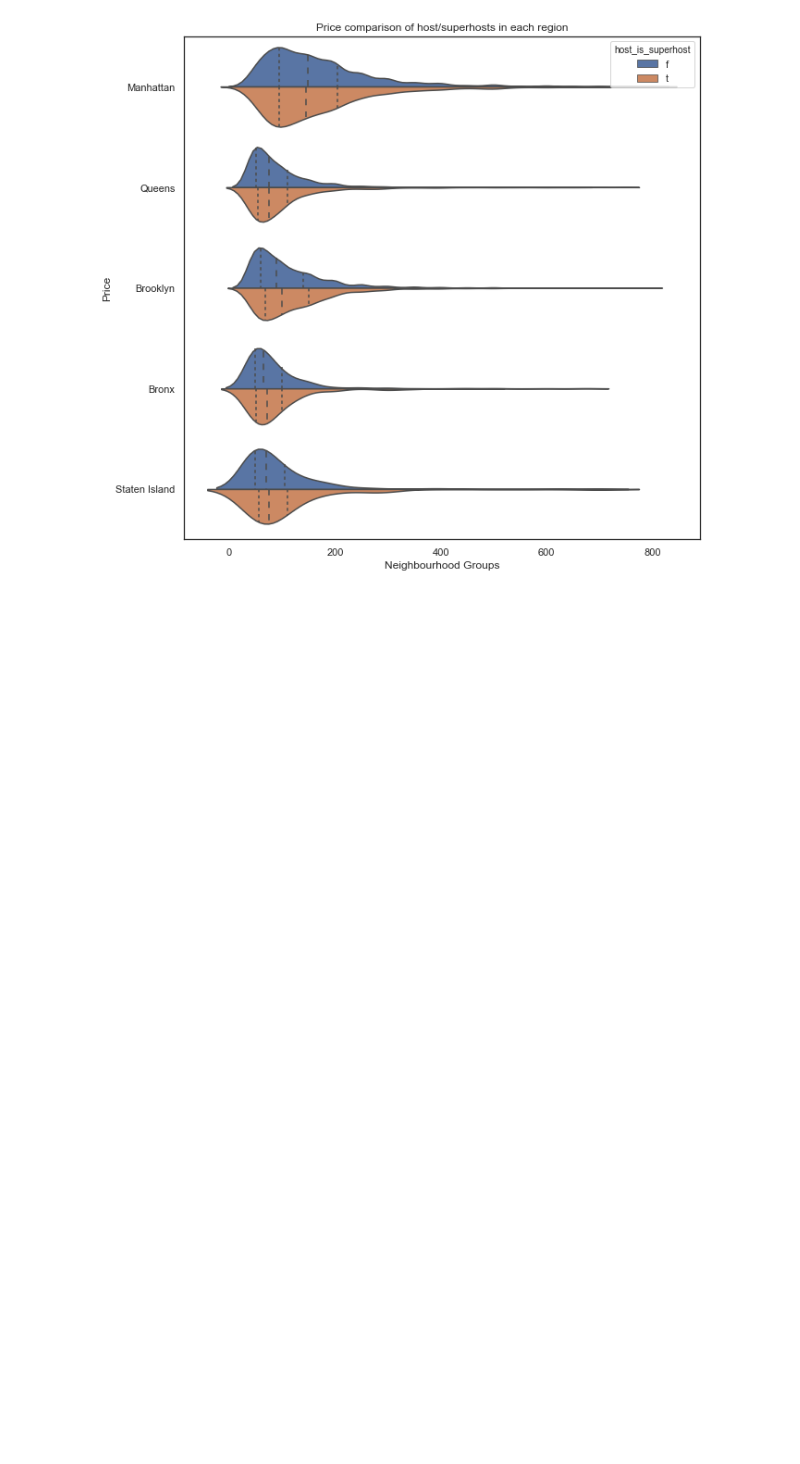
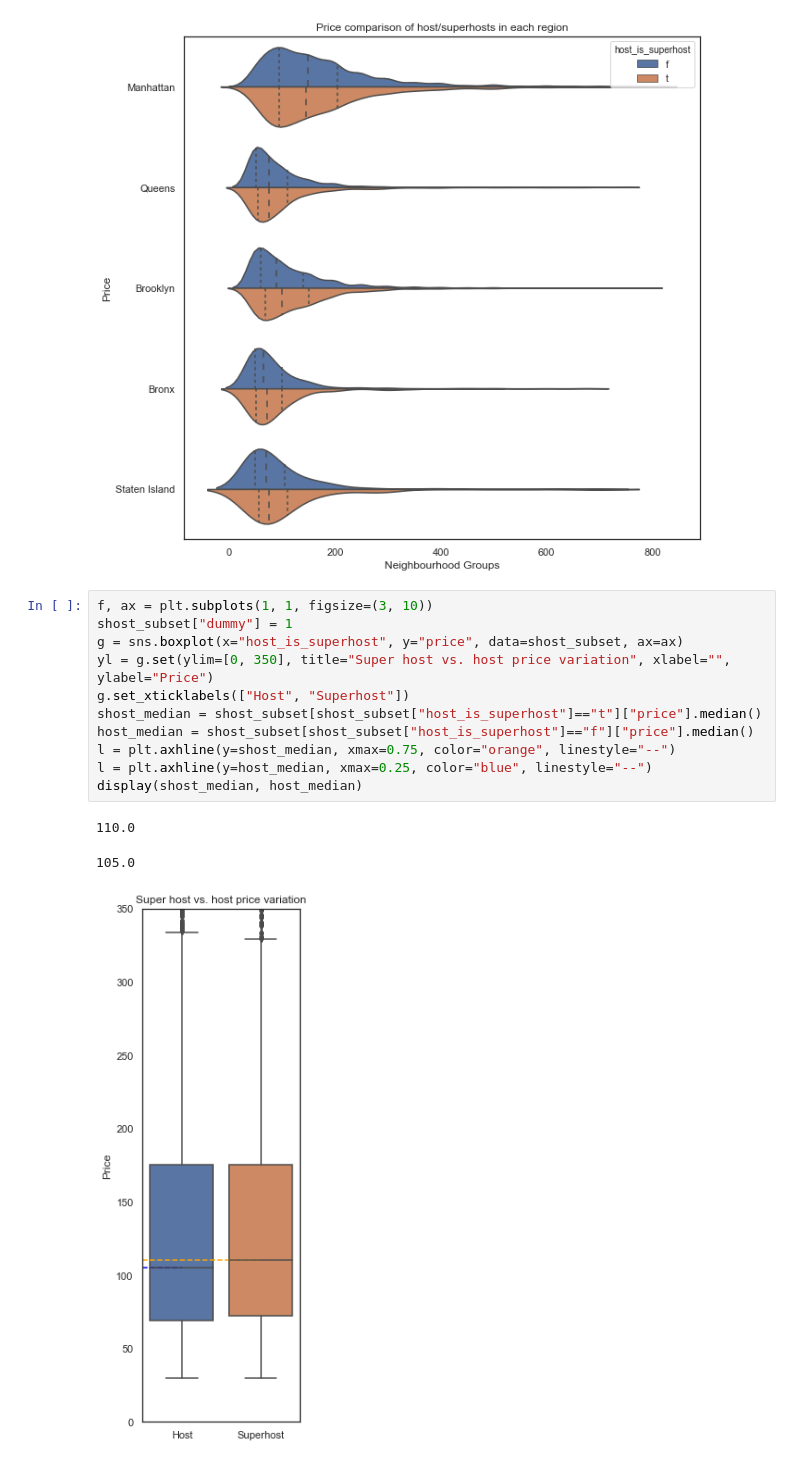
Before and after one commit to principal-miners/listings, a Jupyter notebook: ssh/EDA and validation.ipynb, the cells around one changed output. Cells and saved outputs as stored; diff of their text form; blank space fills up the shorter version.

```diff
--- a/ssh/EDA and validation.ipynb
+++ b/ssh/EDA and validation.ipynb
@@ -366,3 +366,18 @@ g = sns.violinplot(y="neighbourhood_group_cleansed", x="price", data=shost_subse
 t = g.set(title="Price comparison of host/superhosts in each region", xlabel="Neighbourhood Groups", ylabel="Price")
 # %% [output]
 [figure]
+# %%
+f, ax = plt.subplots(1, 1, figsize=(3, 10))
+shost_subset["dummy"] = 1
+g = sns.boxplot(x="host_is_superhost", y="price", data=shost_subset, ax=ax)
+yl = g.set(ylim=[0, 350], title="Super host vs. host price variation", xlabel="", ylabel="Price")
+g.set_xticklabels(["Host", "Superhost"])
+shost_median = shost_subset[shost_subset["host_is_superhost"]=="t"]["price"].median()
+host_median = shost_subset[shost_subset["host_is_superhost"]=="f"]["price"].median()
+l = plt.axhline(y=shost_median, xmax=0.75, color="orange", linestyle="--")
+l = plt.axhline(y=host_median, xmax=0.25, color="blue", linestyle="--")
+display(shost_median, host_median)
+# %% [output]
+110.0
+105.0
+[figure, added]
```
Also changed, not shown: 3 other files.
